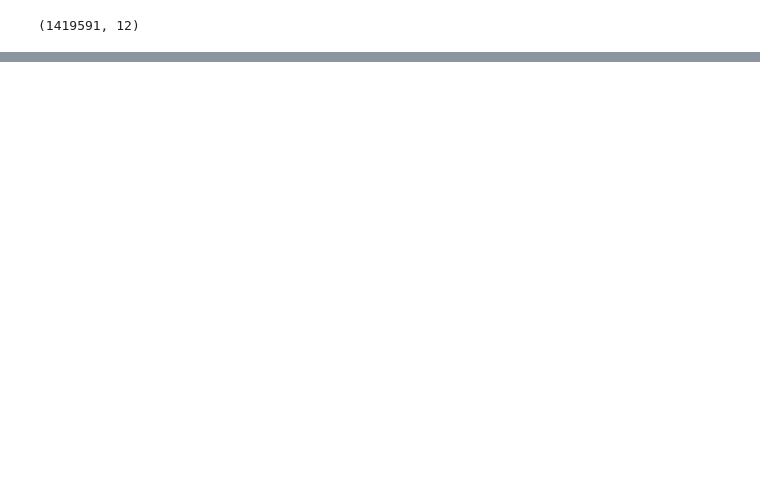
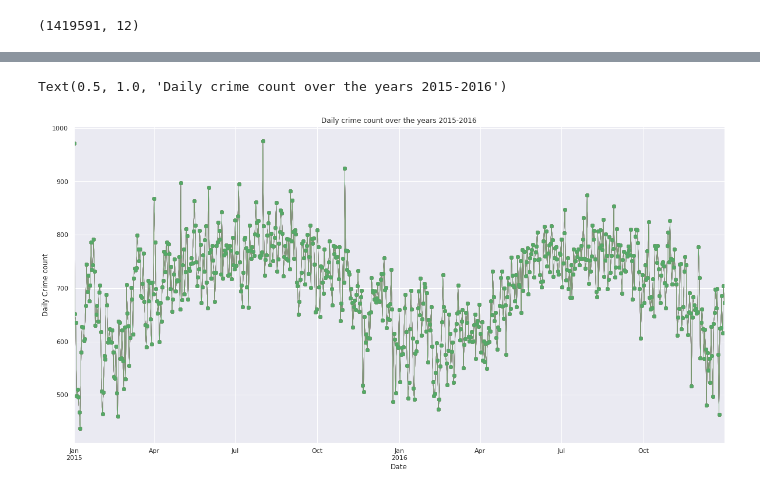
Before and after one commit to anto8460/chicago_project, a Jupyter notebook: chicago_project/timeseries_analysis.ipynb, the cells around one changed output, grey strips where cells are left out. Cells and saved outputs as stored; diff of their text form; code cells hidden in the pictures; blank space fills up the shorter version.

```diff
--- a/chicago_project/timeseries_analysis.ipynb
+++ b/chicago_project/timeseries_analysis.ipynb
@@ -93,0 +107,7 @@ police_data.resample('1M').count().plot(marker = 'o', linestyle='-', linewidth=0
+# %%
+ax = police_data.loc['2015':'2016'].resample('1d').count().plot(linestyle='-', legend=False)
+ax.set_ylabel('Daily Crime count')
+ax.set_title('Daily crime count over the years 2015-2016')
+# %% [output]
+Text(0.5, 1.0, 'Daily crime count over the years 2015-2016')
+[figure, added]
```
Also changed, not shown: parts of 6 cells of this notebook.
